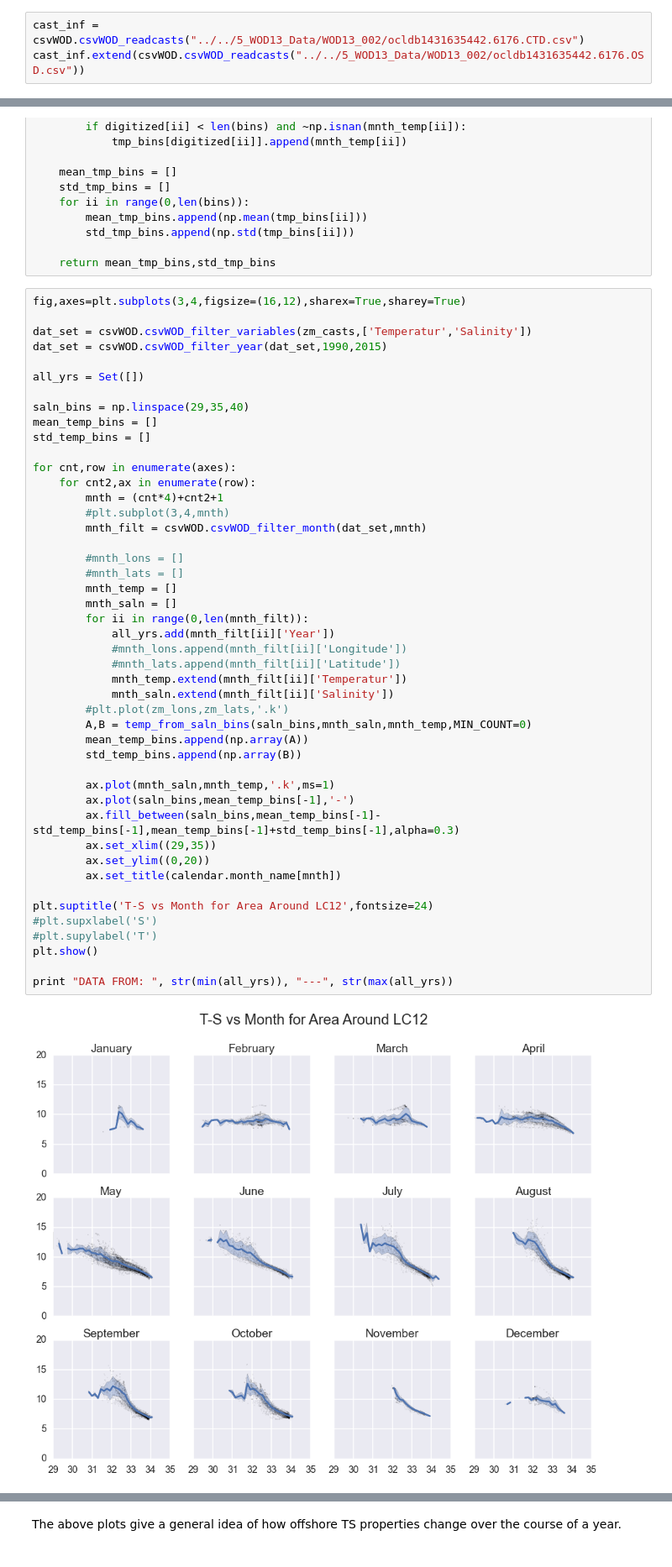
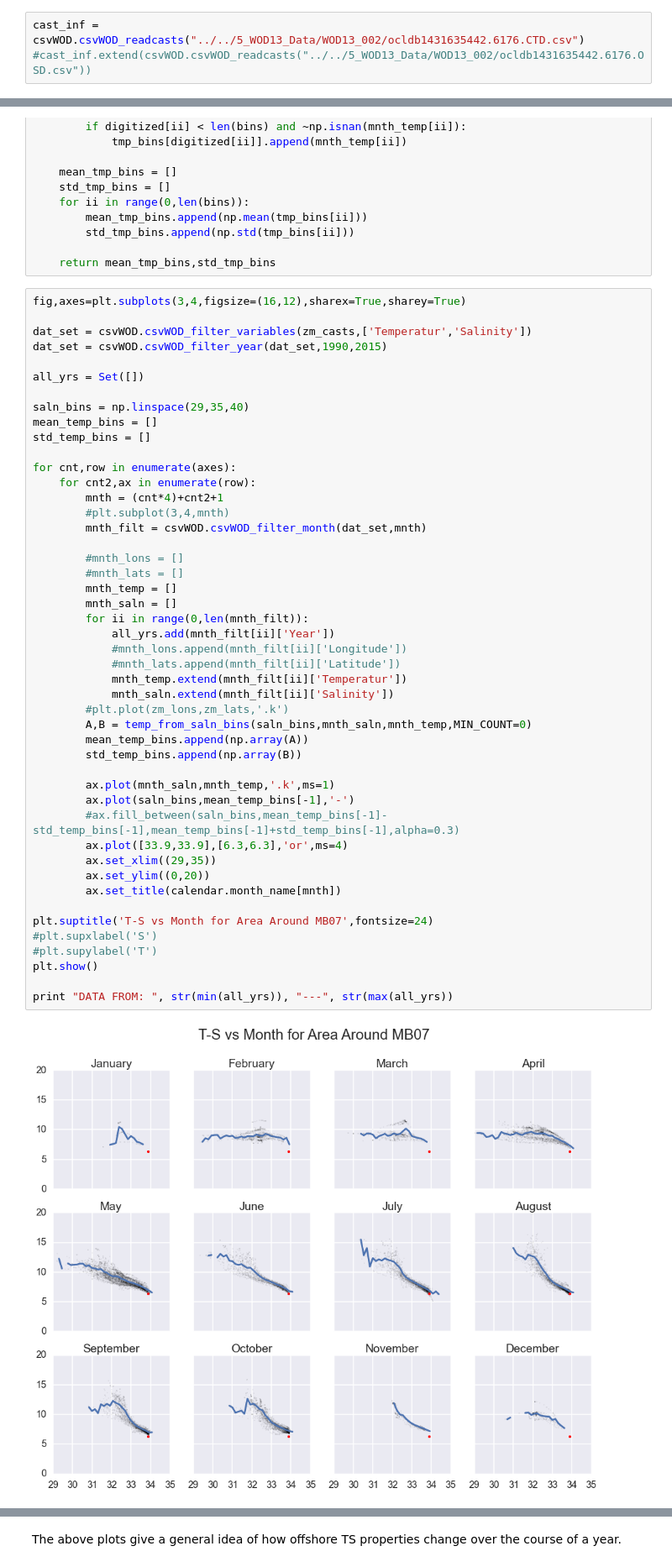
Before and after one commit to UBC-MOAD/falkor_upwelling, a Jupyter notebook: 1_Notebooks/NOAA_MB07.ipynb, the cells around one changed output, grey strips where cells are left out. Shown at 84% size. Drawn from its saved outputs; the diff is of its cells as text.

```diff
--- a/1_Notebooks/NOAA_MB07.ipynb
+++ b/1_Notebooks/NOAA_MB07.ipynb
@@ -17,7 +17,7 @@ sns.set()
 The following cell loads in ALL the WOD13 data off the west coast of BC and the US. There is over 500MB of data parsed here, and so it may take a while (despite csvWOD_readcasts being relatively optimized to read large files).
 # %%
 cast_inf = csvWOD.csvWOD_readcasts("../../5_WOD13_Data/WOD13_002/ocldb1431635442.6176.CTD.csv")
-cast_inf.extend(csvWOD.csvWOD_readcasts("../../5_WOD13_Data/WOD13_002/ocldb1431635442.6176.OSD.csv"))
+#cast_inf.extend(csvWOD.csvWOD_readcasts("../../5_WOD13_Data/WOD13_002/ocldb1431635442.6176.OSD.csv"))
 # %% [markdown]
 Setup the area to focus in on here, and plot it. For this notebook, we'll focus in on the area around LC12.
 # %%
@@ -158,36 +158,37 @@ for cnt,row in enumerate(axes):
         #plt.subplot(3,4,mnth)
         mnth_filt = csvWOD.csvWOD_filter_month(dat_set,mnth)
 
         #mnth_lons = []
         #mnth_lats = []
         mnth_temp = []
         mnth_saln = []
         for ii in range(0,len(mnth_filt)):
             all_yrs.add(mnth_filt[ii]['Year'])
             #mnth_lons.append(mnth_filt[ii]['Longitude'])
             #mnth_lats.append(mnth_filt[ii]['Latitude'])
             mnth_temp.extend(mnth_filt[ii]['Temperatur'])
             mnth_saln.extend(mnth_filt[ii]['Salinity'])
         #plt.plot(zm_lons,zm_lats,'.k')
         A,B = temp_from_saln_bins(saln_bins,mnth_saln,mnth_temp,MIN_COUNT=0)
         mean_temp_bins.append(np.array(A))
         std_temp_bins.append(np.array(B))
 
         ax.plot(mnth_saln,mnth_temp,'.k',ms=1)
         ax.plot(saln_bins,mean_temp_bins[-1],'-')
-        ax.fill_between(saln_bins,mean_temp_bins[-1]-std_temp_bins[-1],mean_temp_bins[-1]+std_temp_bins[-1],alpha=0.3)
+        #ax.fill_between(saln_bins,mean_temp_bins[-1]-std_temp_bins[-1],mean_temp_bins[-1]+std_temp_bins[-1],alpha=0.3)
+        ax.plot([33.9,33.9],[6.3,6.3],'or',ms=4)
         ax.set_xlim((29,35))
         ax.set_ylim((0,20))
         ax.set_title(calendar.month_name[mnth])
 
-plt.suptitle('T-S vs Month for Area Around LC12',fontsize=24)
+plt.suptitle('T-S vs Month for Area Around MB07',fontsize=24)
 #plt.supxlabel('S')
 #plt.supylabel('T')
 plt.show()
 
 print "DATA FROM: ", str(min(all_yrs)), "---", str(max(all_yrs))
 # %% [output]
-[figure, old version]
+[figure, new version]
 DATA FROM:  1990 --- 2009
 # %% [markdown]
 The above plots give a general idea of how offshore TS properties change over the course of a year.
```
Also changed, not shown: parts of 3 cells of this notebook, 4 other files.
